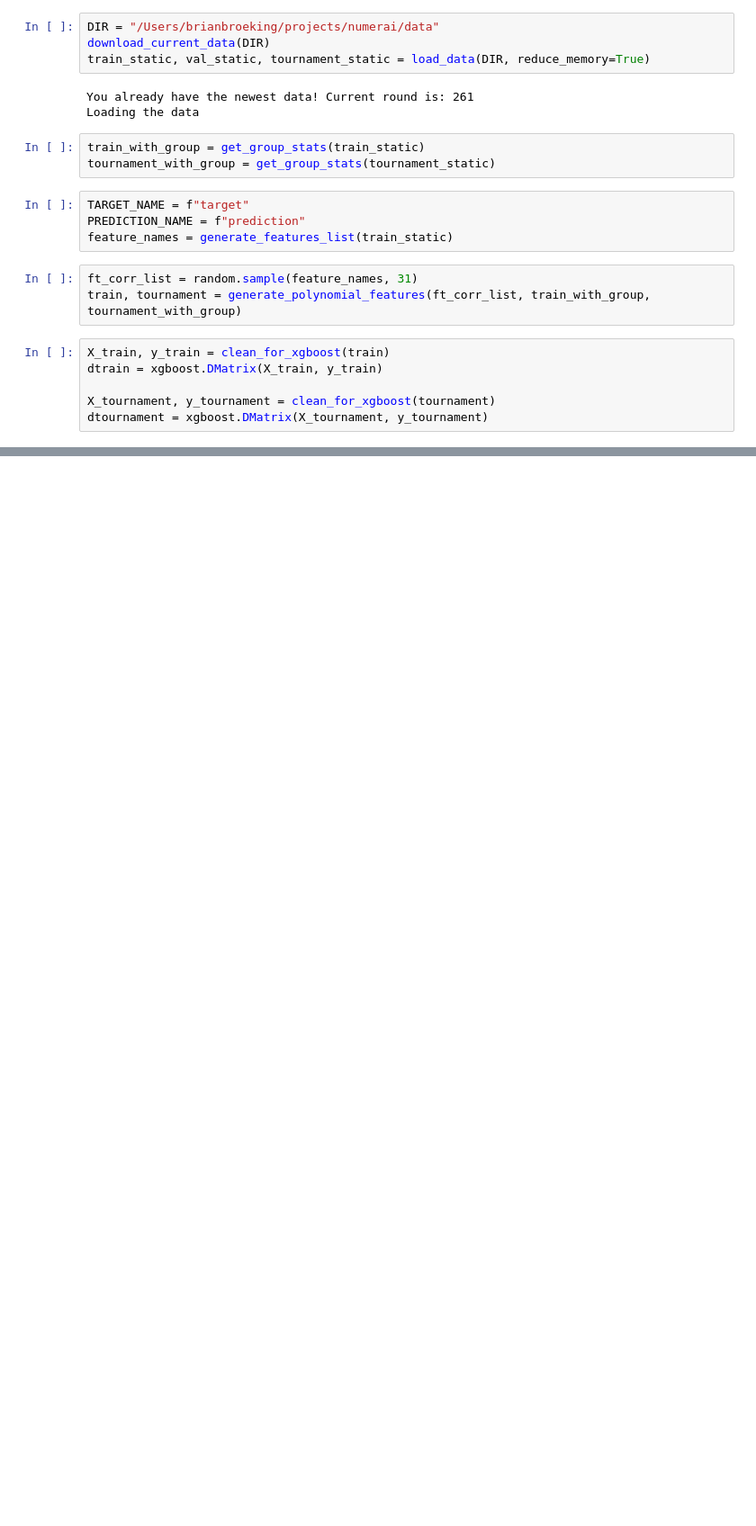
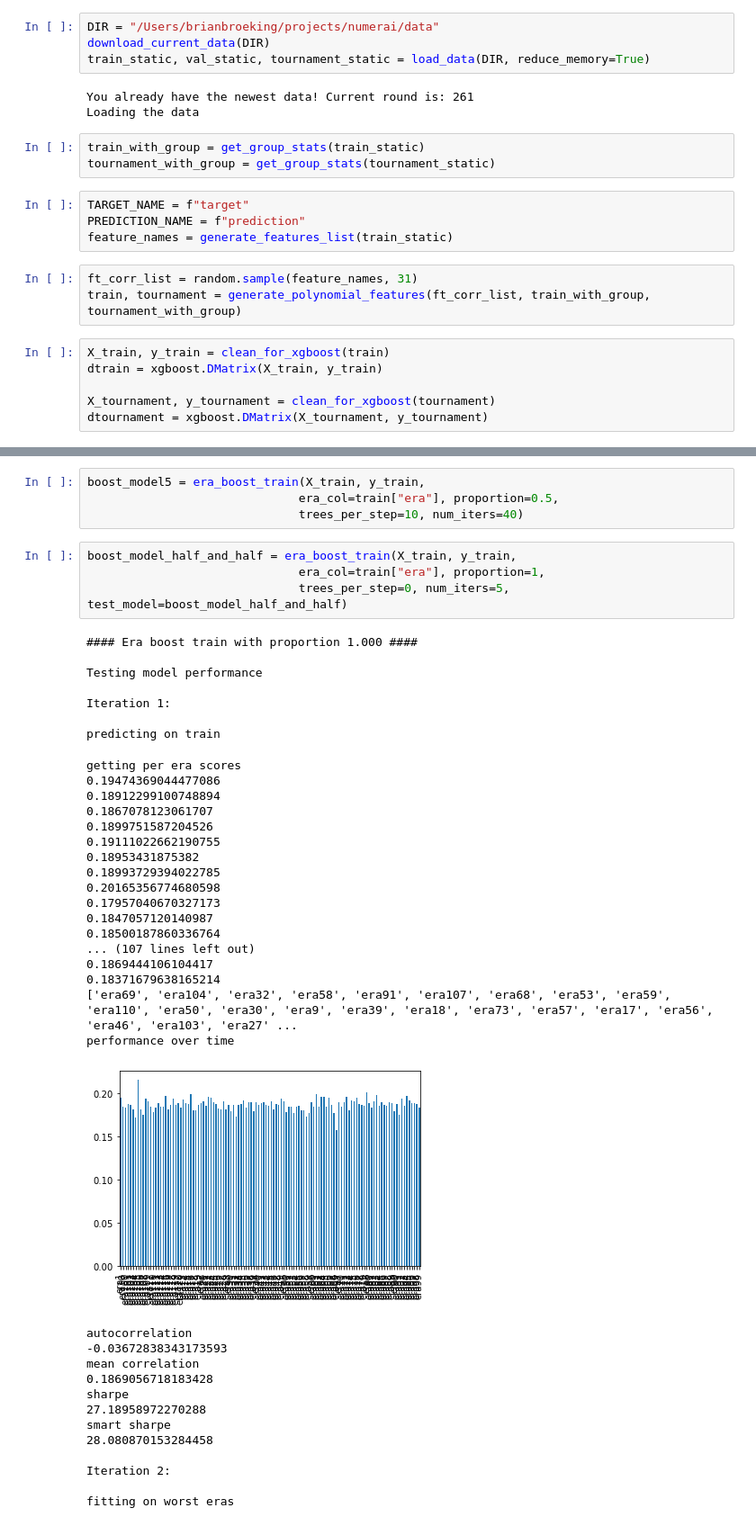
Before and after one commit to bbroeking/numerai, a Jupyter notebook: models/burningcrusade/burning crusade.ipynb, the cells around one changed output, grey strips where cells are left out. Shown at 90% size. Saved outputs shown, nothing was run; the diff lists cells and outputs as text; blank space fills up the shorter version.

```diff
--- a/models/burningcrusade/burning crusade.ipynb
+++ b/models/burningcrusade/burning crusade.ipynb
@@ -137,0 +262,46 @@ X_train
+# %%
+boost_model5 = era_boost_train(X_train, y_train,
+                              era_col=train["era"], proportion=0.5,
+                              trees_per_step=10, num_iters=40)
+# %%
+boost_model_half_and_half = era_boost_train(X_train, y_train,
+                              era_col=train["era"], proportion=1,
+                              trees_per_step=0, num_iters=5, test_model=boost_model_half_and_half)
+# %% [output]
+#### Era boost train with proportion 1.000 ####
+
+Testing model performance
+
+Iteration 1:
+
+predicting on train
+getting per era scores
+0.19474369044477086
+0.18912299100748894
+0.1867078123061707
+0.1899751587204526
+0.19111022662190755
+0.18953431875382
+0.18993729394022785
+0.20165356774680598
+0.17957040670327173
+0.1847057120140987
+0.18500187860336764
+... (107 lines left out)
+0.1869444106104417
+0.18371679638165214
+['era69', 'era104', 'era32', 'era58', 'era91', 'era107', 'era68', 'era53', 'era59', 'era110', 'era50', 'era30', 'era9', 'era39', 'era18', 'era73', 'era57', 'era17', 'era56', 'era46', 'era103', 'era27' ...
+performance over time
+[figure, added]
+autocorrelation
+-0.03672838343173593
+mean correlation
+0.1869056718183428
+sharpe
+27.18958972270288
+smart sharpe
+28.080870153284458
+
+Iteration 2:
+
+fitting on worst eras
```
Also changed, not shown: parts of 19 cells of this notebook, 16 other files.
